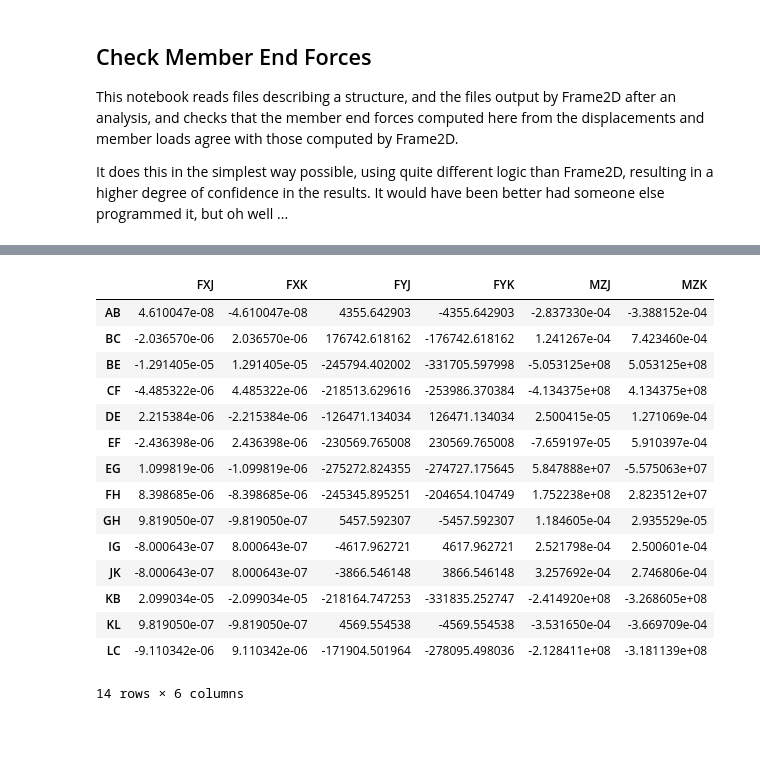
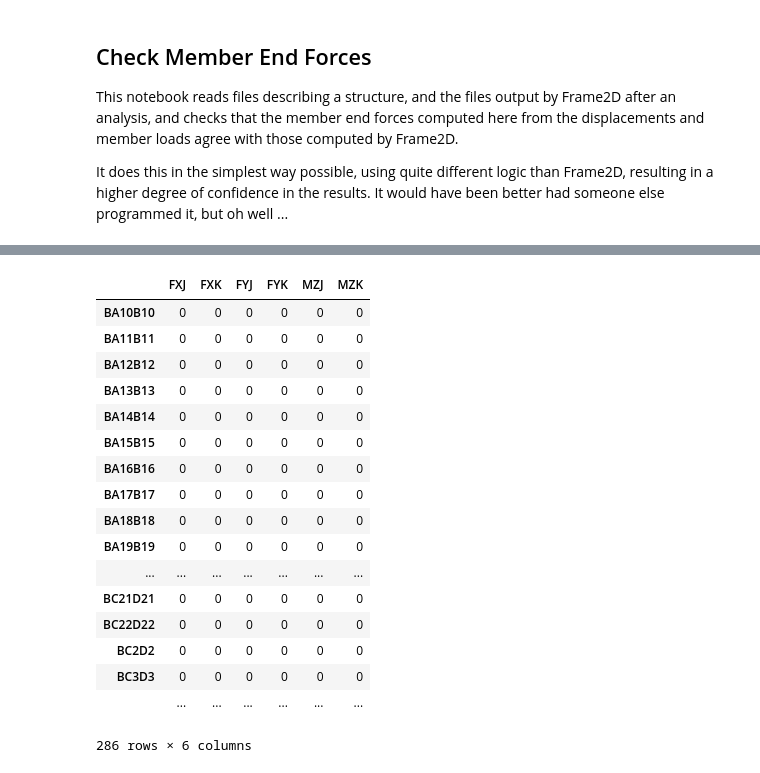
Before and after one commit to nholtz/structural-analysis, a Jupyter notebook: matrix-methods/frame2d/Check-Member-End-Forces.ipynb, the cells around one changed output, grey strips where cells are left out. Drawn from its saved outputs; the diff is of its cells as text; code cells hidden in the pictures; blank space fills up the shorter version.

```diff
--- a/matrix-methods/frame2d/Check-Member-End-Forces.ipynb
+++ b/matrix-methods/frame2d/Check-Member-End-Forces.ipynb
@@ -9,7 +9,7 @@ in a higher degree of confidence in the results.  It would have been better had
 programmed it, but oh well ...
 # %%
 dir = 'KG82'
-#dir = 'l22x6'
+dir = 'l22x6'
 #dir = 'l22x6pd'
 
 def filename(basename):
@@ -234,21 +287,28 @@ JK -22.16477091 139756093.97453254 -43001.875069086935
 # %%
 computed = pd.DataFrame([{k:getattr(m,k) for k in ['id']+cols}
                          for m in MEMBERS.values()]).set_index('id')
-(computed - MEFS[cols])
+diff = (computed - MEFS[cols])
+lim = 1E-12
+for c in cols:
+    biggest = MEFS[c].abs().max()
+    diff[c][diff[c].abs() < biggest*lim] = 0
+diff
 # %% [output]
 |  | FXJ | FXK | FYJ | FYK | MZJ | MZK |
-| AB | 4.610047e-08 | -4.610047e-08 | 4355.642903 | -4355.642903 | -2.837330e-04 | -3.388152e-04 |
-| BC | -2.036570e-06 | 2.036570e-06 | 176742.618162 | -176742.618162 | 1.241267e-04 | 7.423460e-04 |
-| BE | -1.291405e-05 | 1.291405e-05 | -245794.402002 | -331705.597998 | -5.053125e+08 | 5.053125e+08 |
-| CF | -4.485322e-06 | 4.485322e-06 | -218513.629616 | -253986.370384 | -4.134375e+08 | 4.134375e+08 |
-| DE | 2.215384e-06 | -2.215384e-06 | -126471.134034 | 126471.134034 | 2.500415e-05 | 1.271069e-04 |
-| EF | -2.436398e-06 | 2.436398e-06 | -230569.765008 | 230569.765008 | -7.659197e-05 | 5.910397e-04 |
-| EG | 1.099819e-06 | -1.099819e-06 | -275272.824355 | -274727.175645 | 5.847888e+07 | -5.575063e+07 |
-| FH | 8.398685e-06 | -8.398685e-06 | -245345.895251 | -204654.104749 | 1.752238e+08 | 2.823512e+07 |
-| GH | 9.819050e-07 | -9.819050e-07 | 5457.592307 | -5457.592307 | 1.184605e-04 | 2.935529e-05 |
-| IG | -8.000643e-07 | 8.000643e-07 | -4617.962721 | 4617.962721 | 2.521798e-04 | 2.500601e-04 |
-| JK | -8.000643e-07 | 8.000643e-07 | -3866.546148 | 3866.546148 | 3.257692e-04 | 2.746806e-04 |
-| KB | 2.099034e-05 | -2.099034e-05 | -218164.747253 | -331835.252747 | -2.414920e+08 | -3.268605e+08 |
-| KL | 9.819050e-07 | -9.819050e-07 | 4569.554538 | -4569.554538 | -3.531650e-04 | -3.669709e-04 |
-| LC | -9.110342e-06 | 9.110342e-06 | -171904.501964 | -278095.498036 | -2.128411e+08 | -3.181139e+08 |
+| BA10B10 | 0 | 0 | 0 | 0 | 0 | 0 |
+| BA11B11 | 0 | 0 | 0 | 0 | 0 | 0 |
+| BA12B12 | 0 | 0 | 0 | 0 | 0 | 0 |
+| BA13B13 | 0 | 0 | 0 | 0 | 0 | 0 |
+| BA14B14 | 0 | 0 | 0 | 0 | 0 | 0 |
+| BA15B15 | 0 | 0 | 0 | 0 | 0 | 0 |
+| BA16B16 | 0 | 0 | 0 | 0 | 0 | 0 |
+| BA17B17 | 0 | 0 | 0 | 0 | 0 | 0 |
+| BA18B18 | 0 | 0 | 0 | 0 | 0 | 0 |
+| BA19B19 | 0 | 0 | 0 | 0 | 0 | 0 |
+| ... | ... | ... | ... | ... | ... | ... |
+| BC21D21 | 0 | 0 | 0 | 0 | 0 | 0 |
+| BC22D22 | 0 | 0 | 0 | 0 | 0 | 0 |
+| BC2D2 | 0 | 0 | 0 | 0 | 0 | 0 |
+| BC3D3 | 0 | 0 | 0 | 0 | 0 | 0 |
+|  | ... | ... | ... | ... | ... | ... |
-14 rows × 6 columns
+286 rows × 6 columns
```
Also changed, not shown: parts of 6 cells of this notebook, 12 other files.
